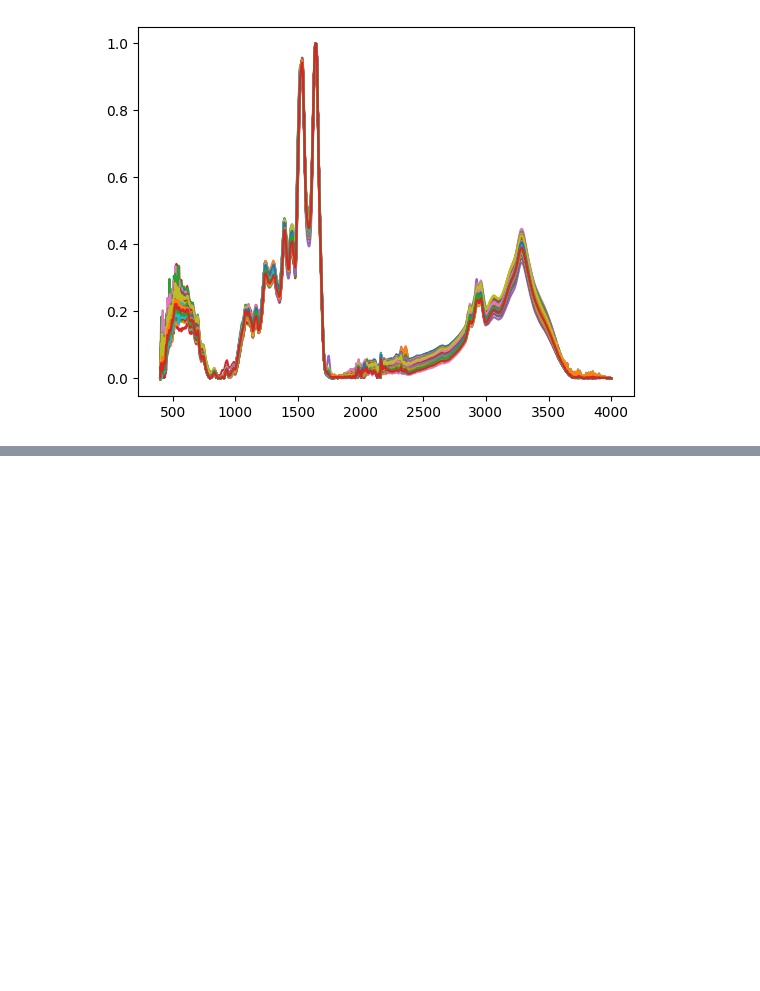
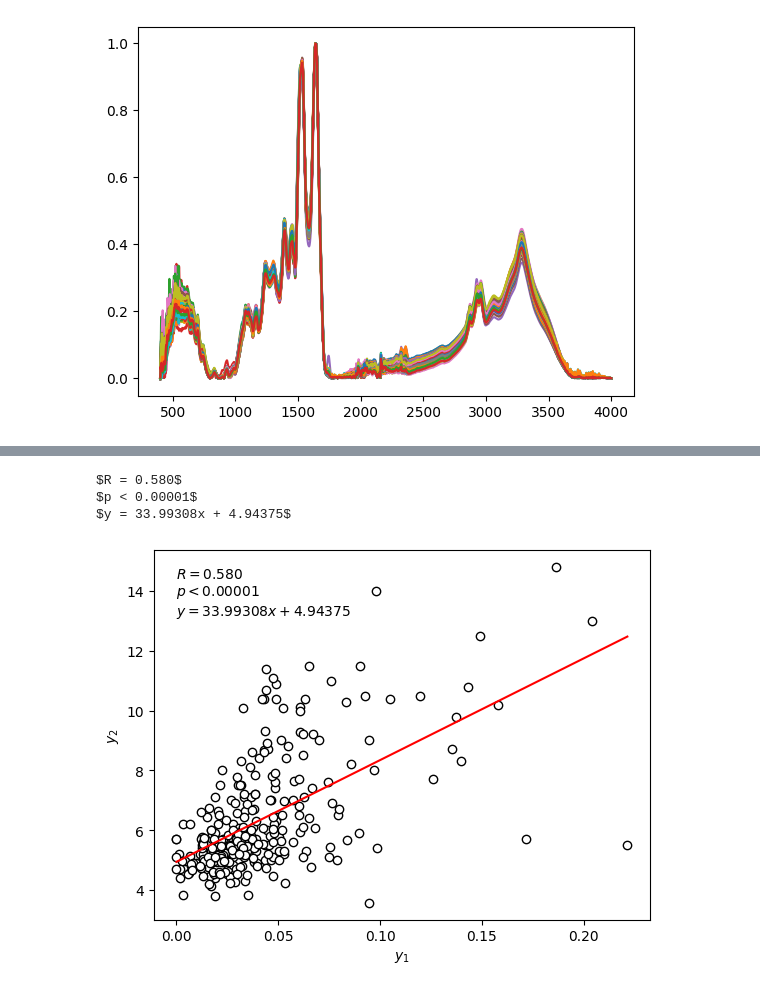
Before and after one commit to MelnychenkoM/hba1c_prediction, a Jupyter notebook: voigt/analysis.ipynb, the cells around one changed output, grey strips where cells are left out. Cells and saved outputs as stored; diff of their text form; code cells hidden in the pictures; blank space fills up the shorter version.

```diff
--- a/voigt/analysis.ipynb
+++ b/voigt/analysis.ipynb
@@ -197,0 +245,43 @@ make_plot(x_values, params)
+# %%
+path = "../data/fits/fit_1250_2750_w5_o3_params/"
+areas = []
+fwhms = []
+wavenumbers = []
+amplitude = []
+gamma_g = []
+gamma_l = []
+eta = []
+hba1c = []
+age = []
+
+for file in os.listdir(path):
+    filename = os.path.splitext(file)[0]
+
+    hba1c_value = filename.split("_")[-2]
+    age_value = filename.split("_")[-1]
+
+    hba1c.append(float(hba1c_value))
+    age.append(int(age_value))
+
+    result = pd.read_csv(os.path.join(path, file)).iloc[:, 1:]
+
+    areas.append(result['area'].to_numpy())
+    fwhms.append(result['FWHM'].to_numpy())
+    wavenumbers.append(result['wavenumber'].to_numpy())
+    amplitude.append(result['amplitude'].to_numpy())
+
+    gamma_g.append(result['gamma_gauss'].to_numpy())
+    gamma_l.append(result['gamma_lorentz'].to_numpy())
+    eta.append(result['eta'].to_numpy())
+
+
+age = np.array(age)
+hba1c = np.array(hba1c)
+
+wavenumbers = pd.DataFrame(wavenumbers, columns=columns)
+areas = pd.DataFrame(areas, columns=columns) * 100
+fwhms = pd.DataFrame(fwhms, columns=columns)
+amplitude = pd.DataFrame(amplitude, columns=columns)
+# %%
+areas['HbA1c'] = hba1c
+areas.corr()['HbA1c'].abs().sort_values(ascending=False).head(10)
@@ -197,0 +301,7 @@ make_plot(x_values, params)
+# %%
+corr_plot(areas[1012].to_numpy(), hba1c)
+# %% [output]
+$R = 0.580$
+$p < 0.00001$
+$y = 33.99308x + 4.94375$
+[figure, added]
```
Also changed, not shown: parts of 42 cells of this notebook, 28 other files.
